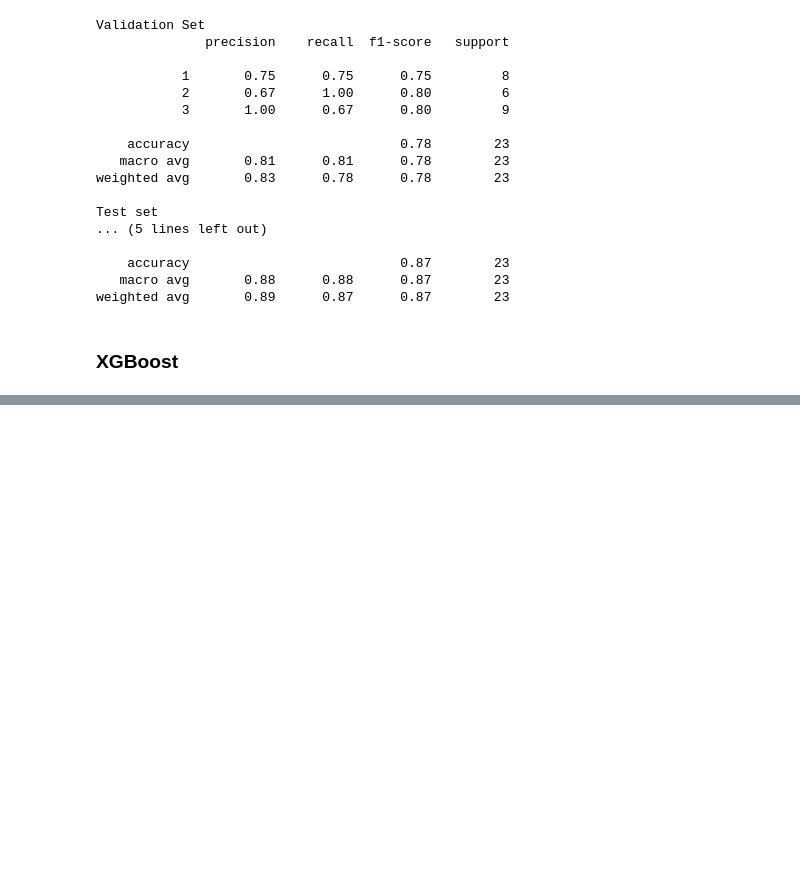
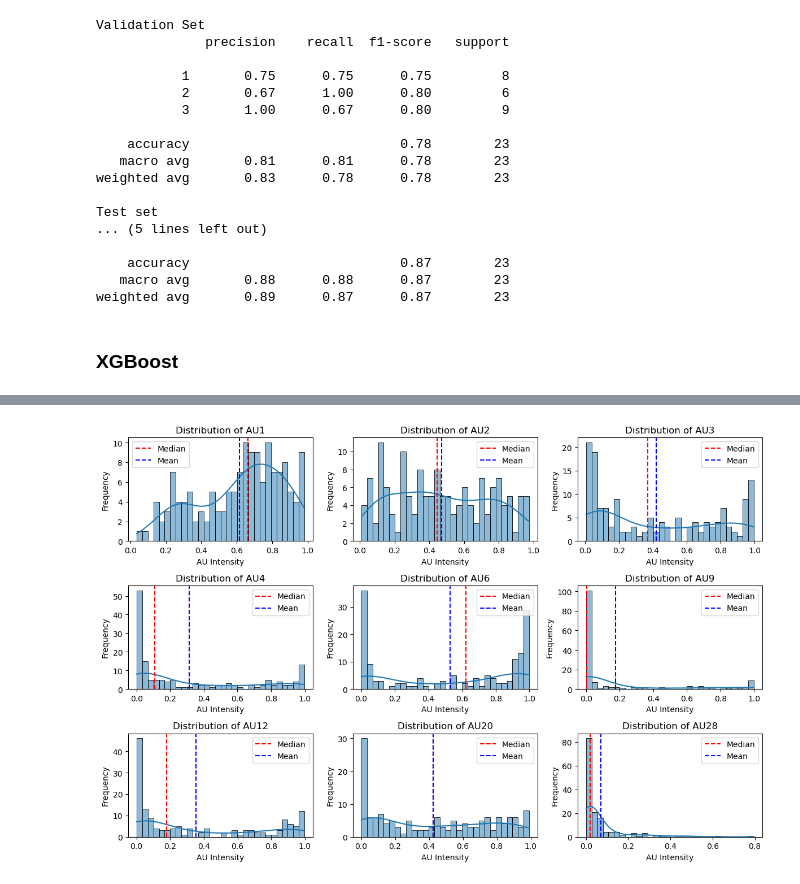
Before and after one commit to florentinafabregas/affect-recognition-infants, a Jupyter notebook: notebooks/main.ipynb, the cells around one changed output, grey strips where cells are left out. Cells and saved outputs as stored; diff of their text form; code cells hidden in the pictures; blank space fills up the shorter version.

```diff
--- a/notebooks/main.ipynb
+++ b/notebooks/main.ipynb
@@ -343,0 +409,7 @@ from feat import Detector
+# %%
+feature_cols_inf = ['AU1', 'AU2', 'AU3', 'AU4', 'AU6', 'AU9', 'AU12', 'AU20', 'AU28']
+target_col = 'imageCat'
+
+# Ensure numeric
+pyafar_inf_df[feature_cols_inf] = pyafar_inf_df[feature_cols_inf].apply(pd.to_numeric, errors='coerce')
+pyafar_inf_df = pyafar_inf_df.dropna()
@@ -343,0 +583,4 @@ from feat import Detector
+# %%
+common_au_columns = ['AU1', 'AU2', 'AU4', 'AU6', 'AU12']
+
+train_predict_svm(common_au_columns, pyafar_inf_df)
@@ -343,0 +1056,2 @@ from feat import Detector
+# %%
+aus_inf = ['AU1', 'AU2', 'AU3', 'AU4', 'AU6', 'AU9', 'AU12', 'AU20', 'AU28']
@@ -343,0 +1080,18 @@ from feat import Detector
+# %%
+warnings.filterwarnings("ignore", category=FutureWarning, module="seaborn")
+
+plt.figure(figsize=(12, 8))
+for i, au in enumerate(aus_inf, 1):
+    plt.subplot(3, 3, i)
+    sns.histplot(pyafar_inf_df[au], bins=30, kde=True)
+    plt.axvline(pyafar_inf_df[au].median(), color='red', linestyle='dashed', label='Median')
+    plt.axvline(pyafar_inf_df[au].mean(), color='blue', linestyle='dashed', label='Mean')
+    plt.title(f"Distribution of {au}")
+    plt.xlabel("AU Intensity")
+    plt.ylabel("Frequency")
+    plt.legend()
+
+plt.tight_layout()
+plt.show()
+# %% [output]
+[figure, added]
```
Also changed, not shown: parts of 63 cells of this notebook, 5 other files.
